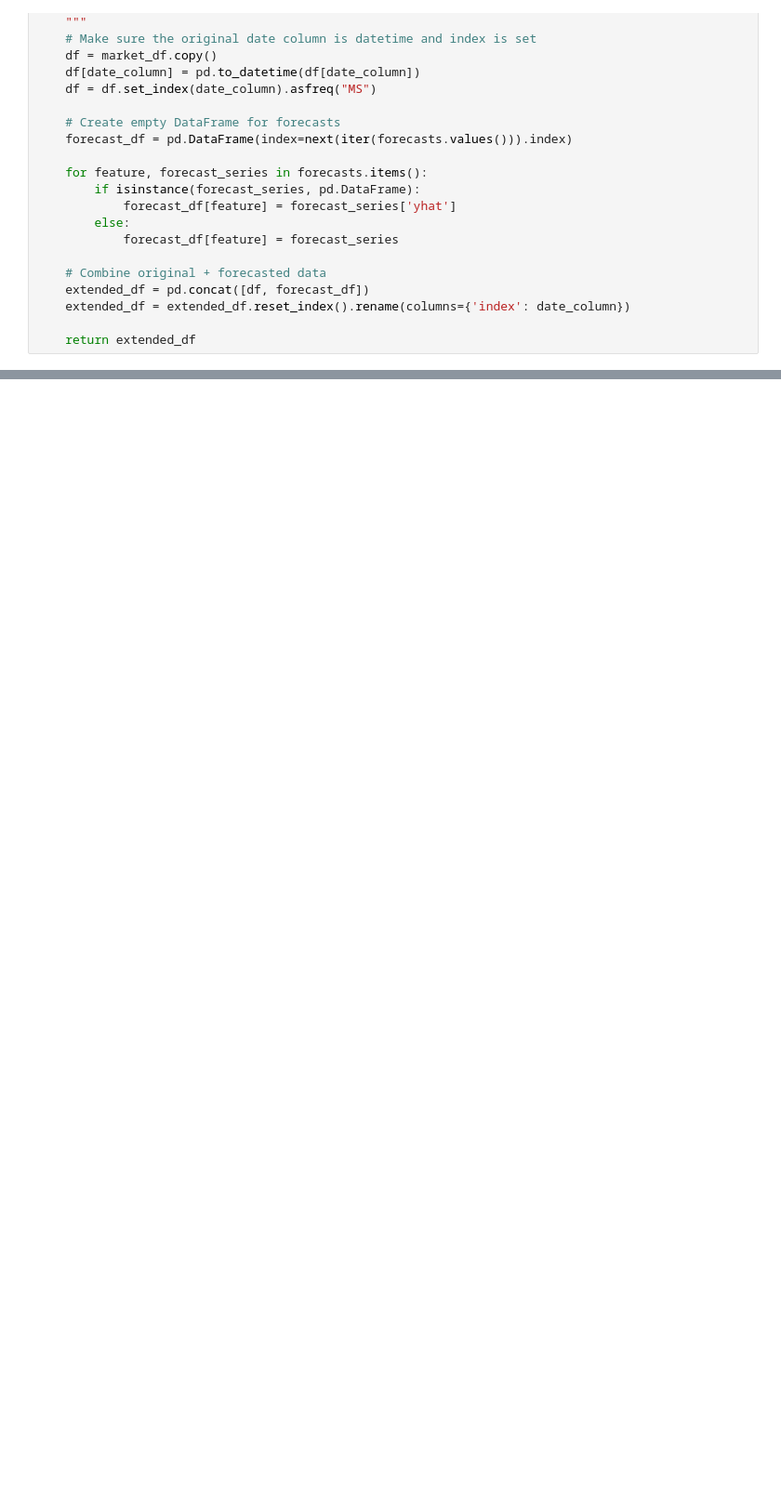
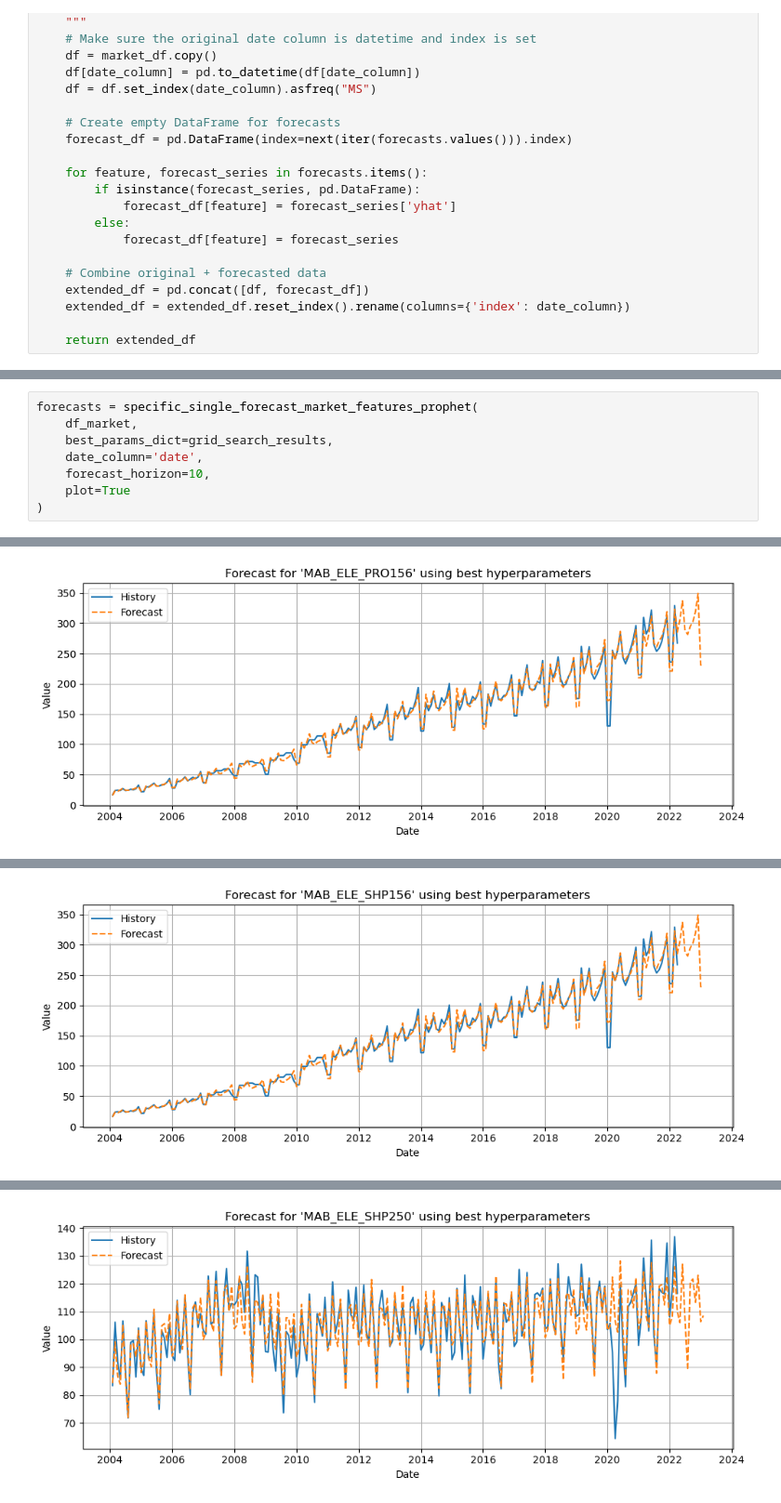
Before and after one commit to philippedut/BC_DA_Siemens, a Jupyter notebook: Notebooks/Market_data_prediction.ipynb, the cells around one changed output, grey strips where cells are left out. Shown at 93% size. Saved outputs shown, nothing was run; the diff lists cells and outputs as text; blank space fills up the shorter version.

```diff
--- a/Notebooks/Market_data_prediction.ipynb
+++ b/Notebooks/Market_data_prediction.ipynb
@@ -399,0 +742,9 @@ def append_forecasts_to_market_df(market_df, forecasts, date_column='date'):
+# %%
+forecasts = specific_single_forecast_market_features_prophet(
+    df_market,
+    best_params_dict=grid_search_results,
+    date_column='date',
+    forecast_horizon=10,
+    plot=True
+)
+# %% [output]
@@ -399,0 +753 @@ def append_forecasts_to_market_df(market_df, forecasts, date_column='date'):
+[figure, added]
@@ -399,0 +756 @@ def append_forecasts_to_market_df(market_df, forecasts, date_column='date'):
+[figure, added]
@@ -399,0 +759 @@ def append_forecasts_to_market_df(market_df, forecasts, date_column='date'):
+[figure, added]
```
Also changed, not shown: parts of 18 cells of this notebook, 3 other files.
